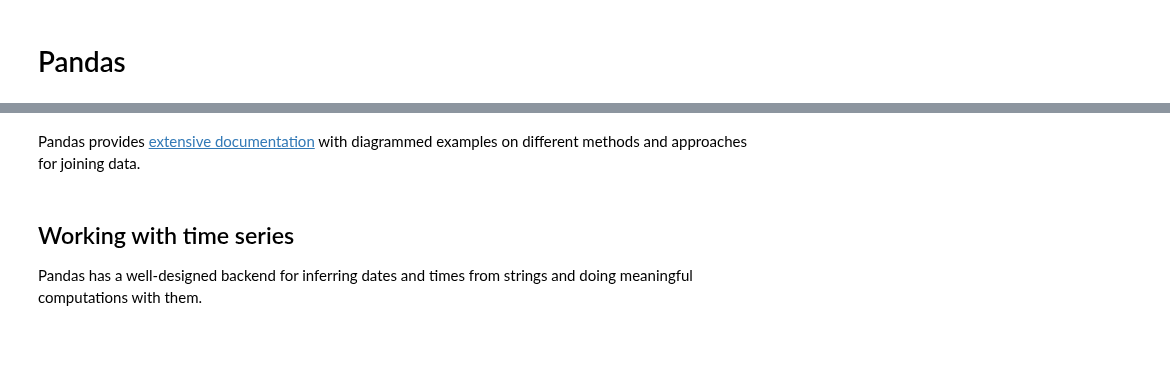
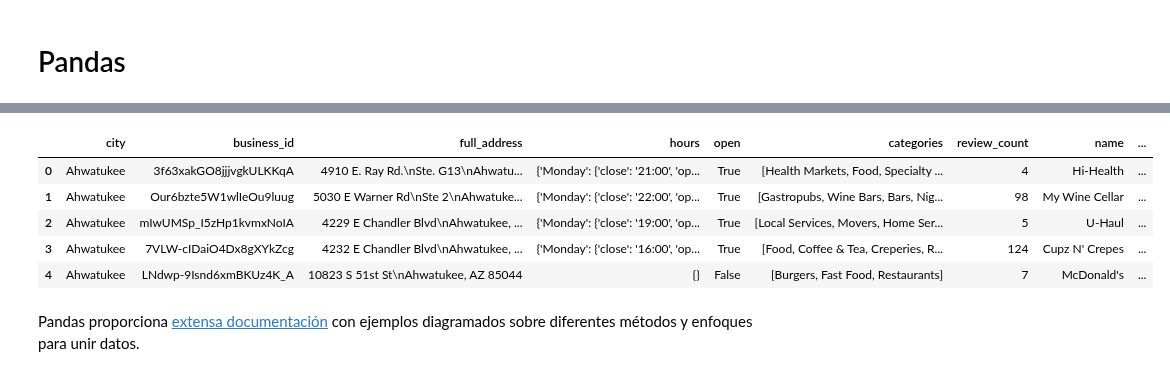
Before and after one commit to rubuntu/uaa-417-sistemas-de-gestion-de-bases-de-datos-avanzados, a Jupyter notebook: 08_Pandas.ipynb, the cells around one changed output, grey strips where cells are left out. Saved outputs shown, nothing was run; the diff lists cells and outputs as text; code cells hidden in the pictures; blank space fills up the shorter version.

```diff
--- a/08_Pandas.ipynb
+++ b/08_Pandas.ipynb
@@ -374,7 +790,13 @@ city_counts.head()
-# %%
-pd.concat([yelp_df.set_index('city'), city_counts], axis=1, join='inner').reset_index().head()
-# %% [markdown]
-Pandas provides [extensive documentation](https://pandas.pydata.org/pandas-docs/stable/merging.html) with diagrammed examples on different methods and approaches for joining data.
-# %% [markdown]
-## Working with time series
-Pandas has a well-designed backend for inferring dates and times from strings and doing meaningful computations with them.
+# %%
+# Asegurarse de que city_counts también tenga 'city' como índice
+yelp_df_with_counts = yelp_df.set_index('city').join(city_counts, how='inner').reset_index()
+yelp_df_with_counts.head()
+# %% [output]
+|  | city | business_id | full_address | hours | open | categories | review_count | name | ... |
+| 0 | Ahwatukee | 3f63xakGO8jjjvgkULKKqA | 4910 E. Ray Rd.\nSte. G13\nAhwatu... | {'Monday': {'close': '21:00', 'op... | True | [Health Markets, Food, Specialty ... | 4 | Hi-Health | ... |
+| 1 | Ahwatukee | Our6bzte5W1wlIeOu9luug | 5030 E Warner Rd\nSte 2\nAhwatuke... | {'Monday': {'close': '22:00', 'op... | True | [Gastropubs, Wine Bars, Bars, Nig... | 98 | My Wine Cellar | ... |
+| 2 | Ahwatukee | mIwUMSp_I5zHp1kvmxNoIA | 4229 E Chandler Blvd\nAhwatukee, ... | {'Monday': {'close': '19:00', 'op... | True | [Local Services, Movers, Home Ser... | 5 | U-Haul | ... |
+| 3 | Ahwatukee | 7VLW-cIDaiO4Dx8gXYkZcg | 4232 E Chandler Blvd\nAhwatukee, ... | {'Monday': {'close': '16:00', 'op... | True | [Food, Coffee & Tea, Creperies, R... | 124 | Cupz N' Crepes | ... |
+| 4 | Ahwatukee | LNdwp-9Isnd6xmBKUz4K_A | 10823 S 51st St\nAhwatukee, AZ 85044 | {} | False | [Burgers, Fast Food, Restaurants] | 7 | McDonald's | ... |
+# %% [markdown]
+Pandas proporciona [extensa documentación](https://pandas.pydata.org/pandas-docs/stable/merging.html) con ejemplos diagramados sobre diferentes métodos y enfoques para unir datos.
```
Also changed, not shown: parts of 182 cells of this notebook.
